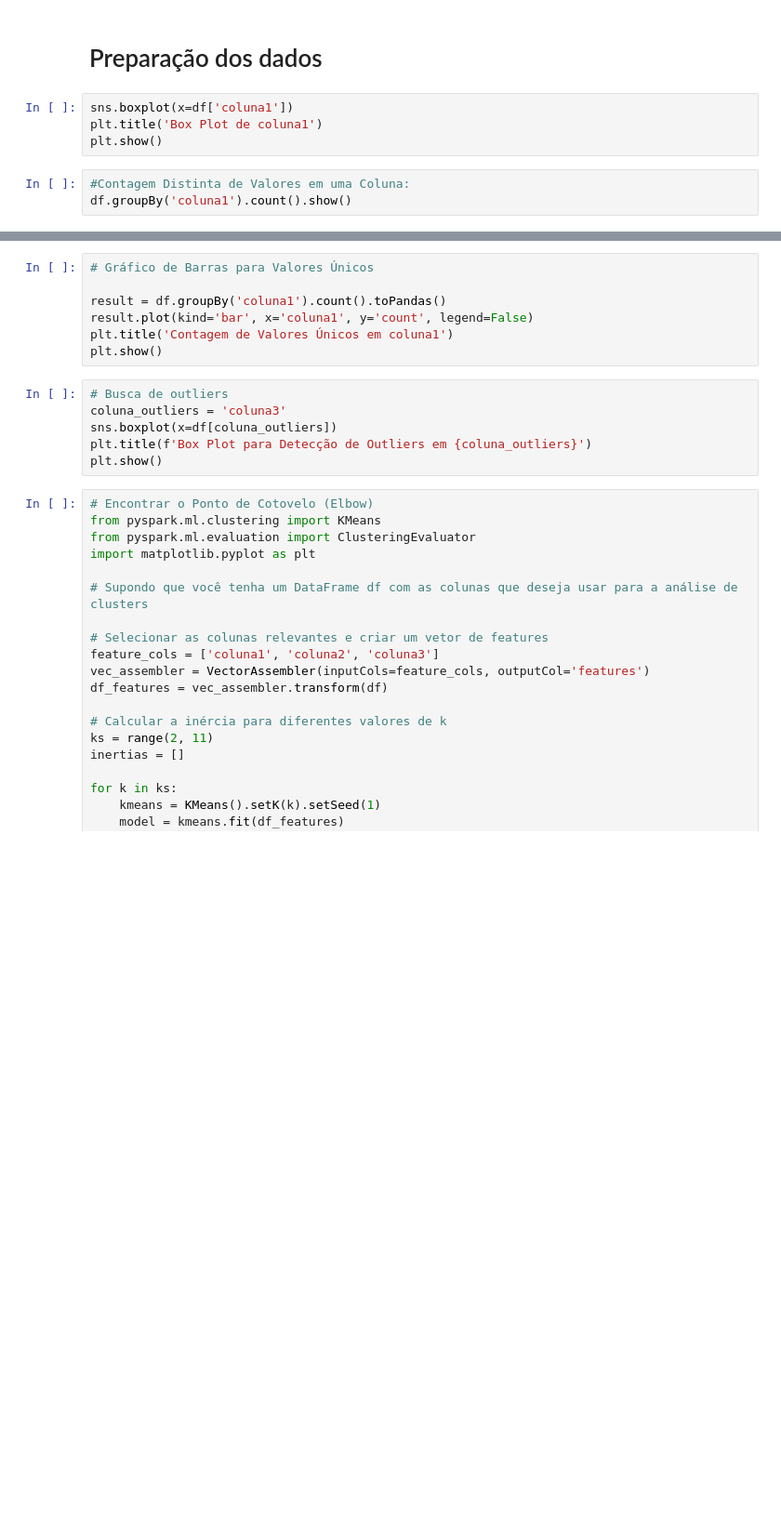
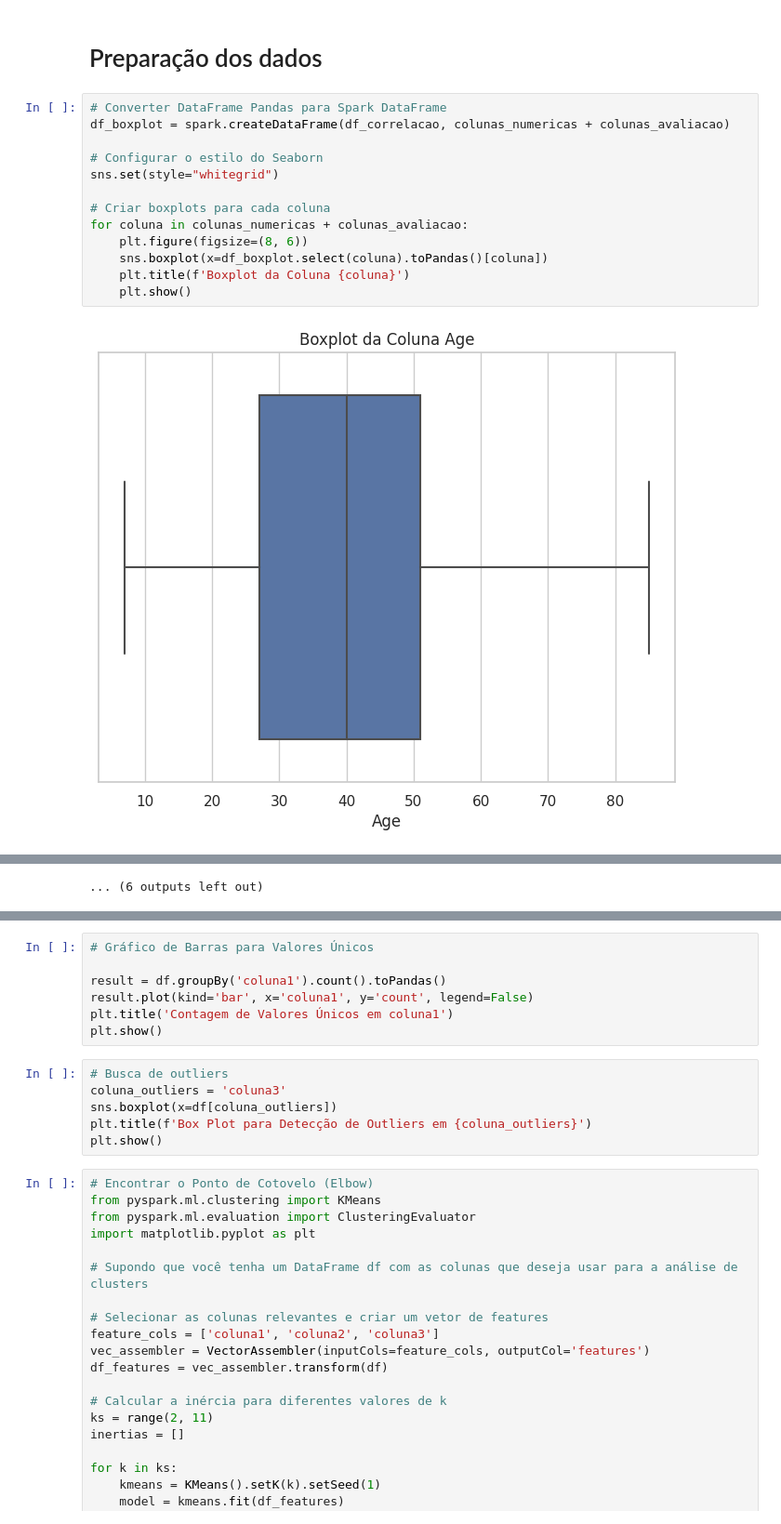
Before and after one commit to Elysiario/Python_Data_Mining, a Jupyter notebook: Projeto_Big_data.ipynb, the cells around one changed output, grey strips where cells are left out. Shown at 93% size. Drawn from its saved outputs; the diff is of its cells as text; blank space fills up the shorter version.

```diff
--- a/Projeto_Big_data.ipynb
+++ b/Projeto_Big_data.ipynb
@@ -468,9 +459,17 @@ Correlações Irrelevantes:
 # %% [markdown]
 # Preparação dos dados
-# %%
-sns.boxplot(x=df['coluna1'])
-plt.title('Box Plot de coluna1')
-plt.show()
-# %%
-#Contagem Distinta de Valores em uma Coluna:
-df.groupBy('coluna1').count().show()
+# %%
+# Converter DataFrame Pandas para Spark DataFrame
+df_boxplot = spark.createDataFrame(df_correlacao, colunas_numericas + colunas_avaliacao)
+
+# Configurar o estilo do Seaborn
+sns.set(style="whitegrid")
+
+# Criar boxplots para cada coluna
+for coluna in colunas_numericas + colunas_avaliacao:
+    plt.figure(figsize=(8, 6))
+    sns.boxplot(x=df_boxplot.select(coluna).toPandas()[coluna])
+    plt.title(f'Boxplot da Coluna {coluna}')
+    plt.show()
+# %% [output]
+[figure, added]
@@ -476,0 +487 @@ df.groupBy('coluna1').count().show()
+... (6 outputs left out)
```
Also changed, not shown: parts of 13 cells of this notebook.
